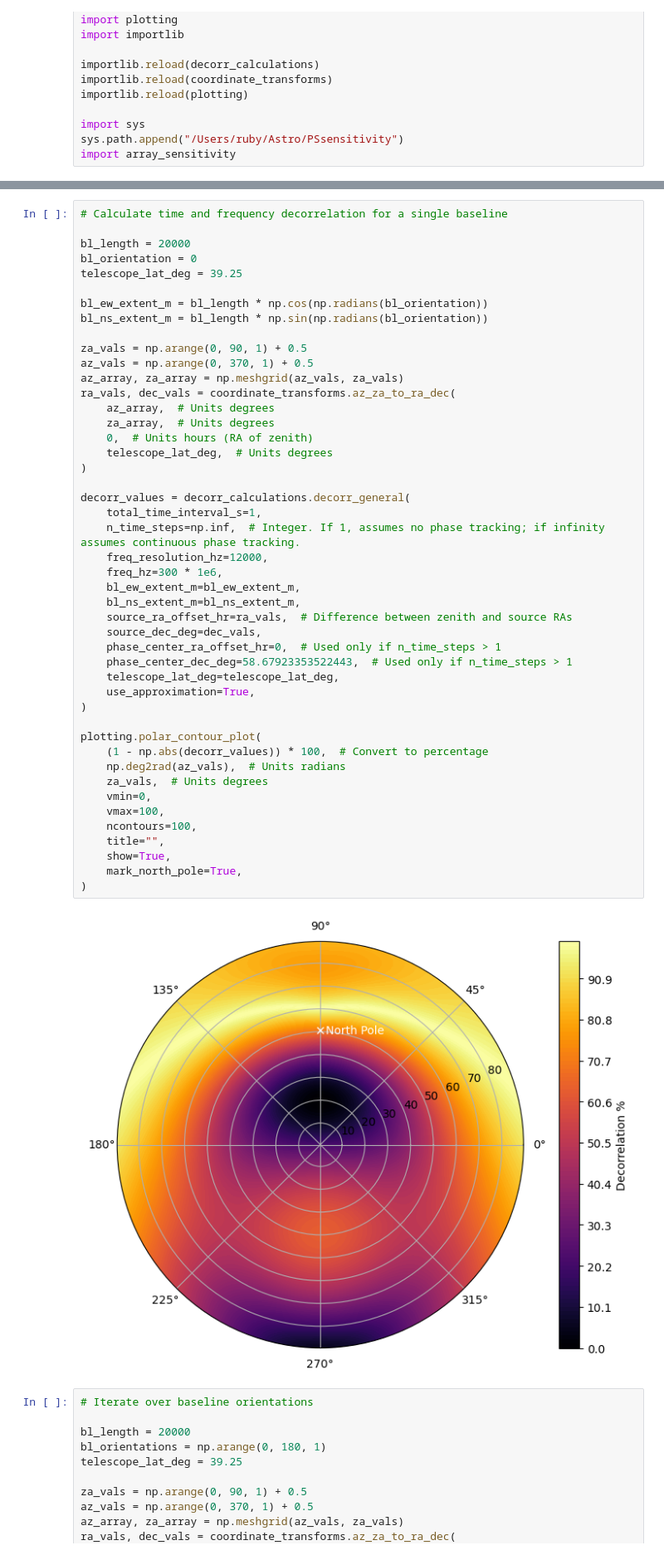
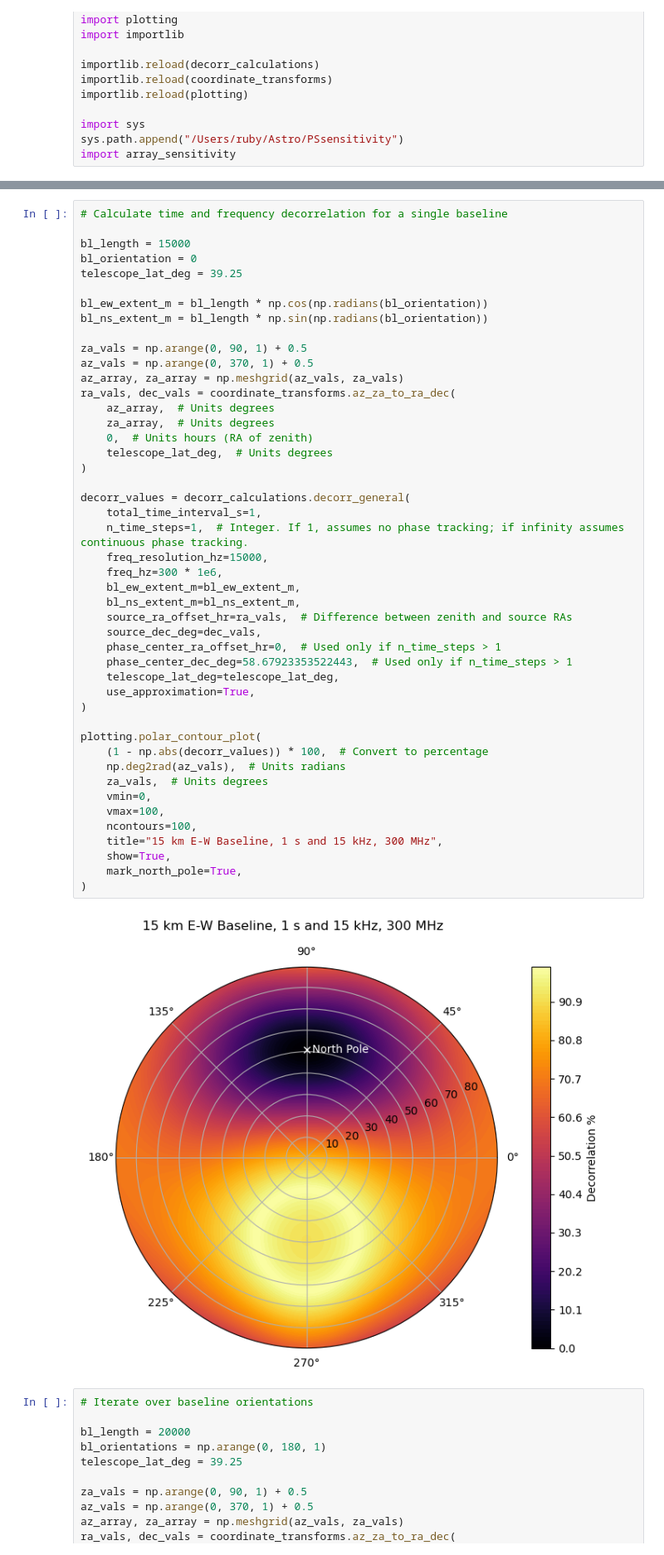
Before and after one commit to rlbyrne/decorrelation, a Jupyter notebook: get_dsa-low_requirements.ipynb, the cells around one changed output, grey strips where cells are left out. Shown at 83% size. Drawn from its saved outputs; the diff is of its cells as text.

Commit message:
notebook plotting

```diff
--- a/get_dsa-low_requirements.ipynb
+++ b/get_dsa-low_requirements.ipynb
@@ -112,7 +112,7 @@ plotting.polar_contour_plot(
 # %%
 # Calculate time and frequency decorrelation for a single baseline
 
-bl_length = 20000
+bl_length = 15000
 bl_orientation = 0
 telescope_lat_deg = 39.25
 
@@ -126,37 +126,37 @@ ra_vals, dec_vals = coordinate_transforms.az_za_to_ra_dec(
     az_array,  # Units degrees
     za_array,  # Units degrees
     0,  # Units hours (RA of zenith)
     telescope_lat_deg,  # Units degrees
 )
 
 decorr_values = decorr_calculations.decorr_general(
     total_time_interval_s=1,
-    n_time_steps=np.inf,  # Integer. If 1, assumes no phase tracking; if infinity assumes continuous phase tracking.
-    freq_resolution_hz=12000,
+    n_time_steps=1,  # Integer. If 1, assumes no phase tracking; if infinity assumes continuous phase tracking.
+    freq_resolution_hz=15000,
     freq_hz=300 * 1e6,
     bl_ew_extent_m=bl_ew_extent_m,
     bl_ns_extent_m=bl_ns_extent_m,
     source_ra_offset_hr=ra_vals,  # Difference between zenith and source RAs
     source_dec_deg=dec_vals,
     phase_center_ra_offset_hr=0,  # Used only if n_time_steps > 1
     phase_center_dec_deg=58.67923353522443,  # Used only if n_time_steps > 1
     telescope_lat_deg=telescope_lat_deg,
     use_approximation=True,
 )
 
 plotting.polar_contour_plot(
     (1 - np.abs(decorr_values)) * 100,  # Convert to percentage
     np.deg2rad(az_vals),  # Units radians
     za_vals,  # Units degrees
     vmin=0,
     vmax=100,
     ncontours=100,
-    title="",
+    title="15 km E-W Baseline, 1 s and 15 kHz, 300 MHz",
     show=True,
     mark_north_pole=True,
 )
 # %% [output]
-[figure, old version]
+[figure, new version]
 # %%
 # Iterate over baseline orientations
 
```
Also changed, not shown: parts of 13 cells of this notebook, 2 other files.
